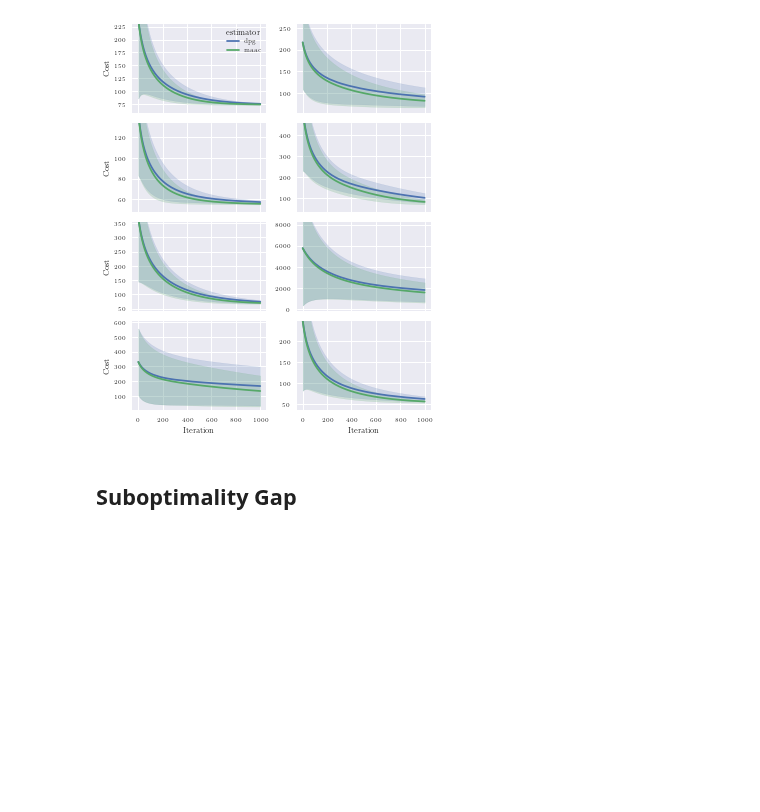
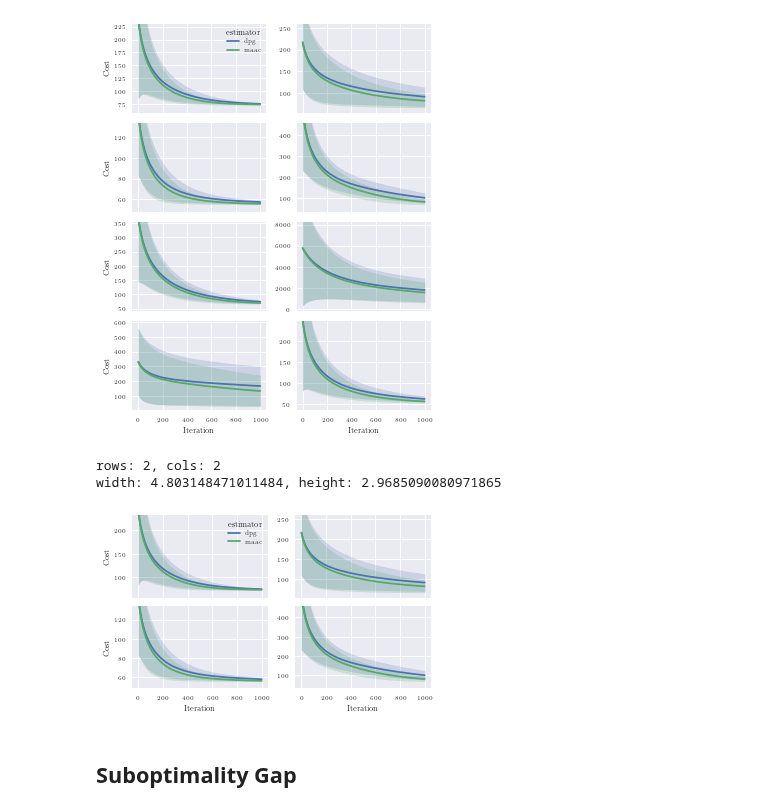
Before and after one commit to 0xangelo/LQSVG, a Jupyter notebook: experiments/dpg_vs_maac.ipynb, the cells around one changed output. Cells and saved outputs as stored; diff of their text form; code cells hidden in the pictures; blank space fills up the shorter version.

```diff
--- a/experiments/dpg_vs_maac.ipynb
+++ b/experiments/dpg_vs_maac.ipynb
@@ -687,6 +701,17 @@ savefig(
 rows: 4, cols: 2
 width: 4.803148471011484, height: 5.937018016194373
 [figure]
+# %%
+savefig(
+    learning_curves(
+        OPTIMIZATION_DATA.query("normalize_svg == True & env_seed not in [2, 7, 5, 6, 8, 9]")
+    ),
+    "normalized_svg_optimization_short",
+)
+# %% [output]
+rows: 2, cols: 2
+width: 4.803148471011484, height: 2.9685090080971865
+[figure, added]
 # %% [markdown]
 ## Suboptimality Gap
 # %% [markdown]
```
Also changed, not shown: parts of 6 cells of this notebook, 8 other files.
